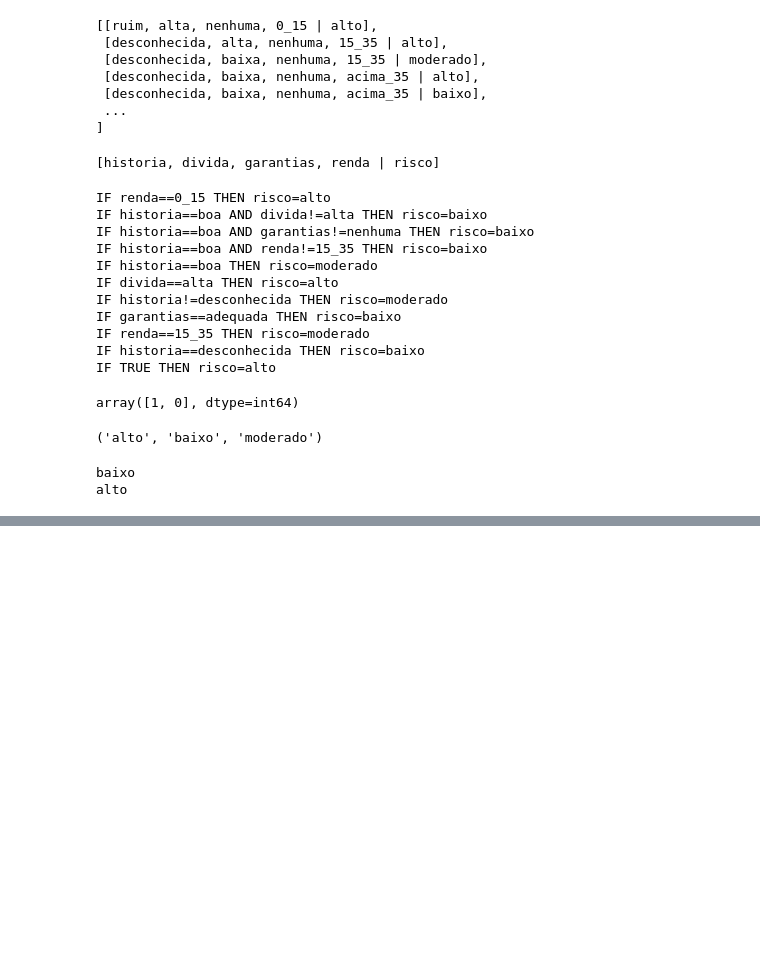
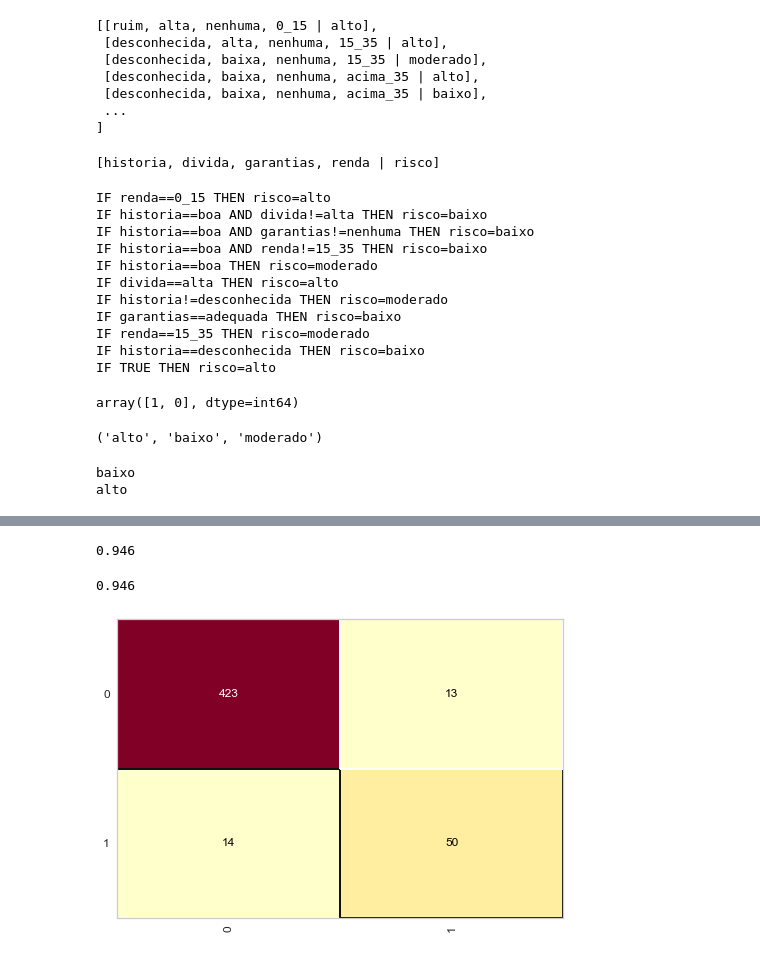
Before and after one commit to cantaruttim/Learning_Python, a Jupyter notebook: Machine Learning com Python/Algoritmos de Classificação .ipynb, the cells around one changed output, grey strips where cells are left out. Saved outputs shown, nothing was run; the diff lists cells and outputs as text; code cells hidden in the pictures; blank space fills up the shorter version.

Commit message:
regression

```diff
--- a/Machine Learning com Python/Algoritmos de Classificação .ipynb
+++ b/Machine Learning com Python/Algoritmos de Classificação .ipynb
@@ -902,0 +929,3 @@ KNeighborsClassifier(n_neighbors=10)
+# %%
+with open('risco_credito.pkl', 'rb') as f:
+    X_risco_credito, y_risco_credito = pickle.load(f)
@@ -902,0 +1000,4 @@ KNeighborsClassifier(n_neighbors=10)
+# %%
+logistic_credit = LogisticRegression(random_state=1)
+# %%
+logistic_credit.fit(X_treinamento, y_treinamento)
@@ -902,0 +1036,11 @@ KNeighborsClassifier(n_neighbors=10)
+# %%
+accuracy_score(y_teste, previsoes2)
+# %% [output]
+0.946
+# %%
+cm = ConfusionMatrix(logistic_credit)
+cm.fit(X_treinamento, y_treinamento)
+cm.score(X_teste, y_teste)
+# %% [output]
+0.946
+[figure, added]
```
Also changed, not shown: parts of 102 cells of this notebook, 1 other file.
